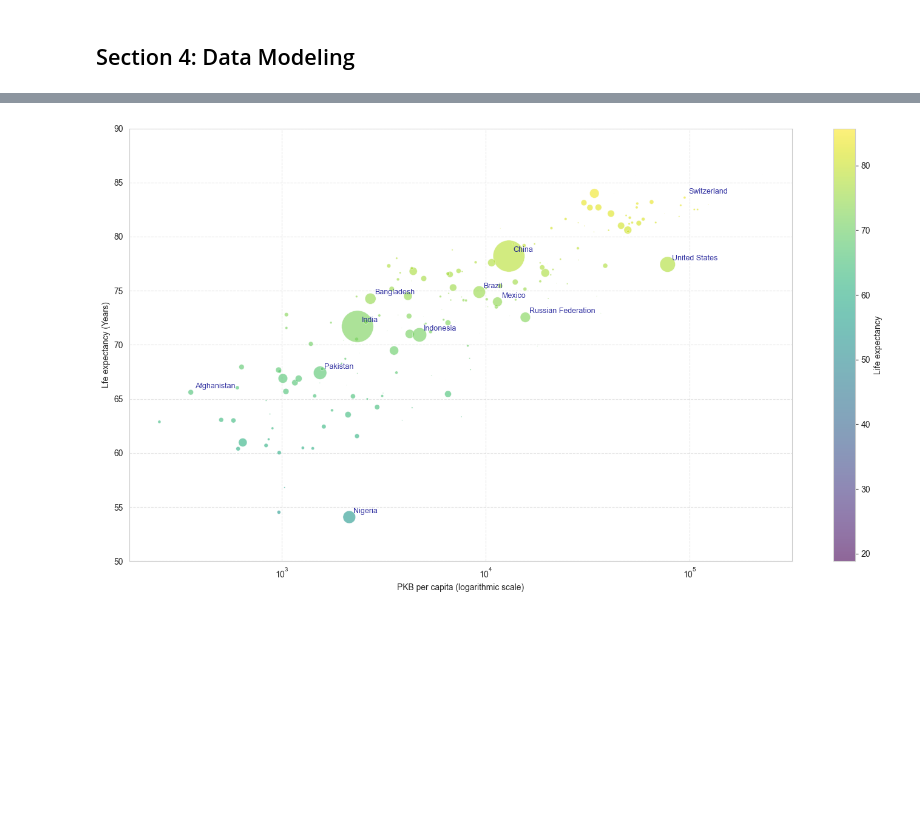
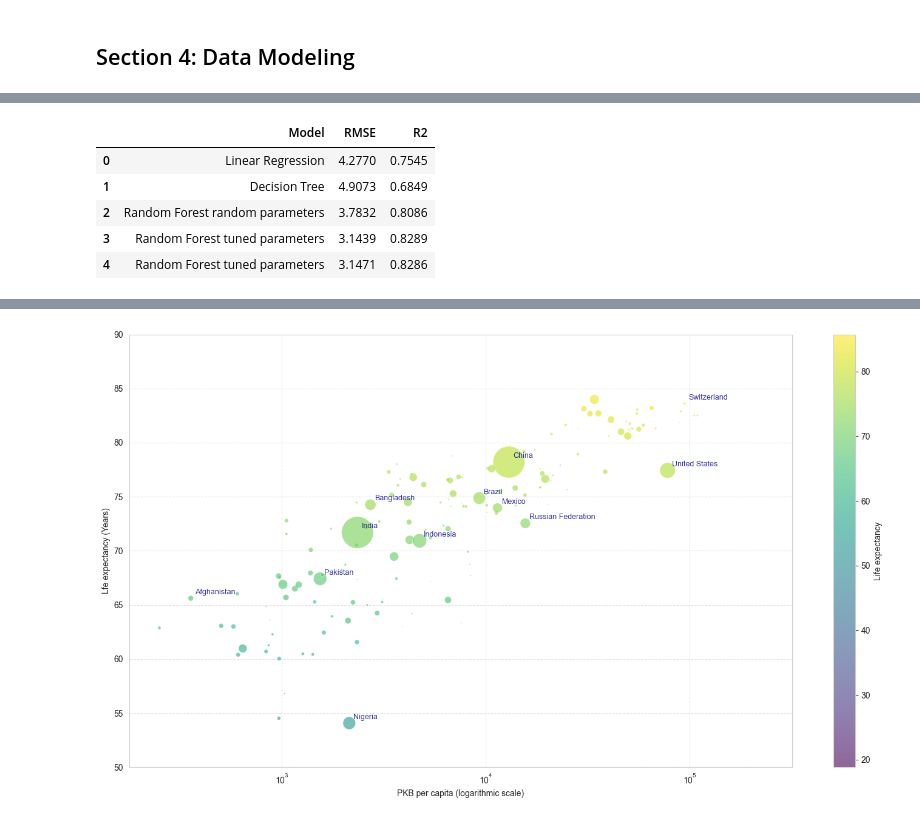
Before and after one commit to chillMLguy/life-expectancy, a Jupyter notebook: report.ipynb, the cells around one changed output, grey strips where cells are left out. Saved outputs shown, nothing was run; the diff lists cells and outputs as text; code cells hidden in the pictures; blank space fills up the shorter version.

```diff
--- a/report.ipynb
+++ b/report.ipynb
@@ -224,0 +340,10 @@ plt.show()
+# %%
+results_df.loc[len(results_df)] = ['Random Forest tuned parameters', 3.1471, 0.8286]
+results_df
+# %% [output]
+|  | Model | RMSE | R2 |
+| 0 | Linear Regression | 4.2770 | 0.7545 |
+| 1 | Decision Tree | 4.9073 | 0.6849 |
+| 2 | Random Forest random parameters | 3.7832 | 0.8086 |
+| 3 | Random Forest tuned parameters | 3.1439 | 0.8289 |
+| 4 | Random Forest tuned parameters | 3.1471 | 0.8286 |
```
Also changed, not shown: parts of 28 cells of this notebook.
